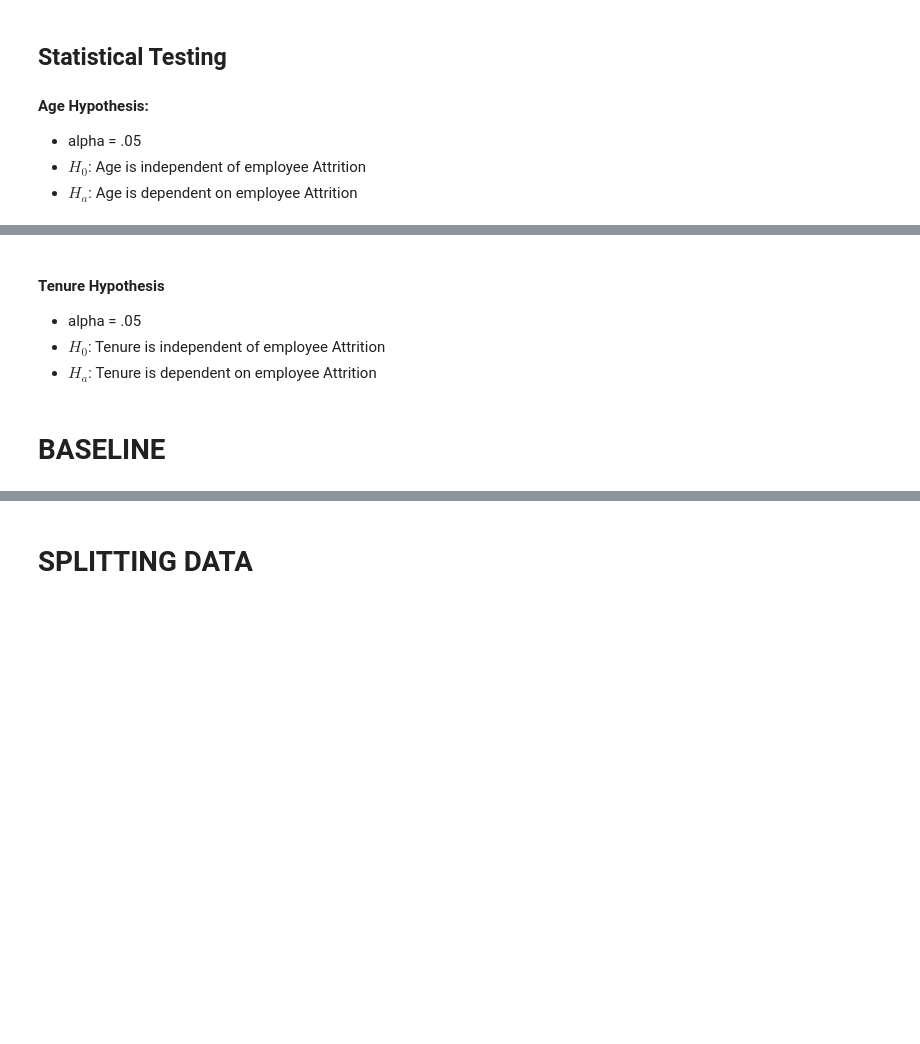
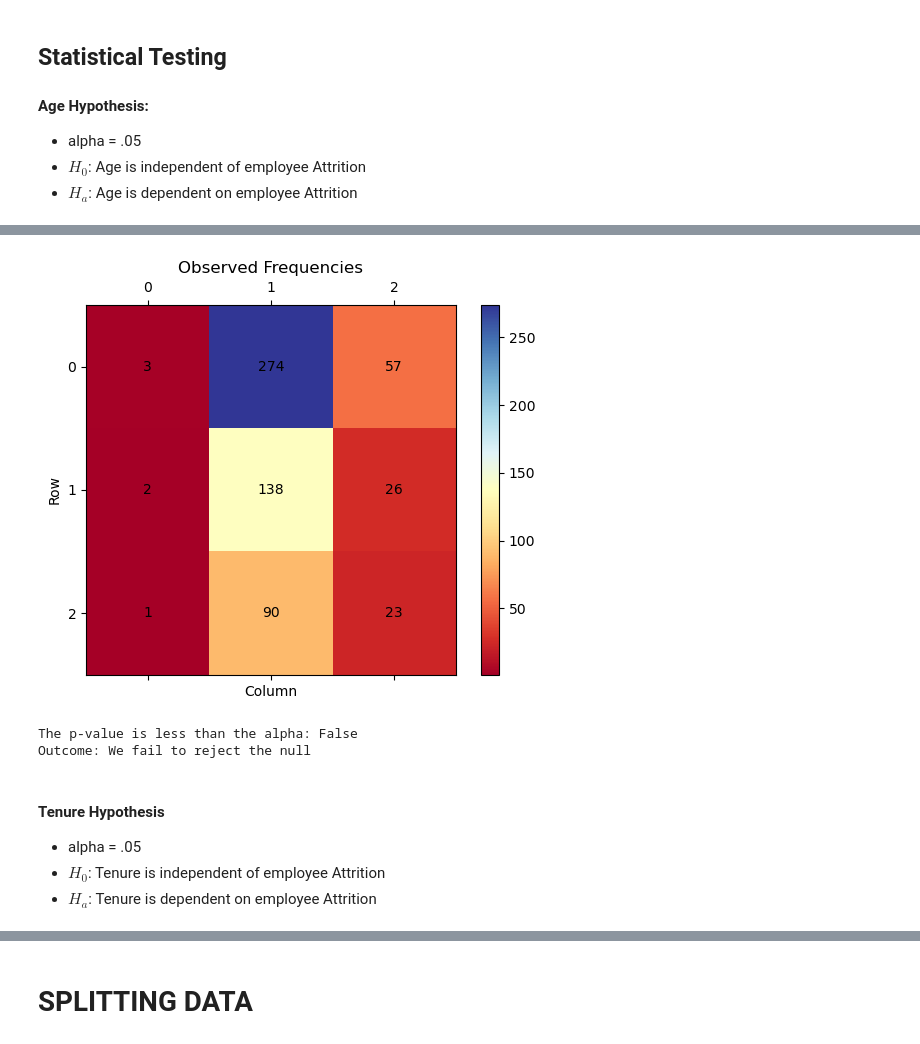
Before and after one commit to Miatta-Sinayoko/Employee-Churn-Prediction, a Jupyter notebook: explore.ipynb, the cells around one changed output, grey strips where cells are left out. Saved outputs shown, nothing was run; the diff lists cells and outputs as text; code cells hidden in the pictures; blank space fills up the shorter version.

```diff
--- a/explore.ipynb
+++ b/explore.ipynb
@@ -357 +499,6 @@ NameError: name 'train' is not defined
+# %%
+# Example contingency table
+Education_observed1 = np.array([[3, 274, 57],
+                              [2, 138, 26],
+                              [1, 90, 23]])
 # %%
@@ -385,3 +521,35 @@ plt.show()
+# %%
+# Plot the observed frequencies
+fig, ax = plt.subplots()
+cax = ax.matshow(Education_observed1, cmap='RdYlBu')
+fig.colorbar(cax)
+
+# Add text to each cell
+for i in range(Education_observed1.shape[0]):
+    for j in range(Education_observed1.shape[1]):
+        ax.text(j, i, Education_observed1[i, j], va='center', ha='center')
+
+# Set x and y axis labels
+plt.xlabel('Column')
+plt.ylabel('Row')
+
+# Set plot title
+plt.title('Observed Frequencies')
+
+# Show the plot
+plt.show()
+# %% [output]
+[figure, added]
+# %%
+print(f'The p-value is less than the alpha: {p < alpha}')
+
+if p < alpha:
+    print('Outcome: We reject the null')
+else:
+    print("Outcome: We fail to reject the null")
+# %% [output]
+The p-value is less than the alpha: False
+Outcome: We fail to reject the null
 # %% [markdown]
 #### Tenure Hypothesis
 
@@ -395,2 +558,0 @@ Tenure_observed
-# %% [markdown]
-# BASELINE
```
Also changed, not shown: parts of 110 cells of this notebook.
